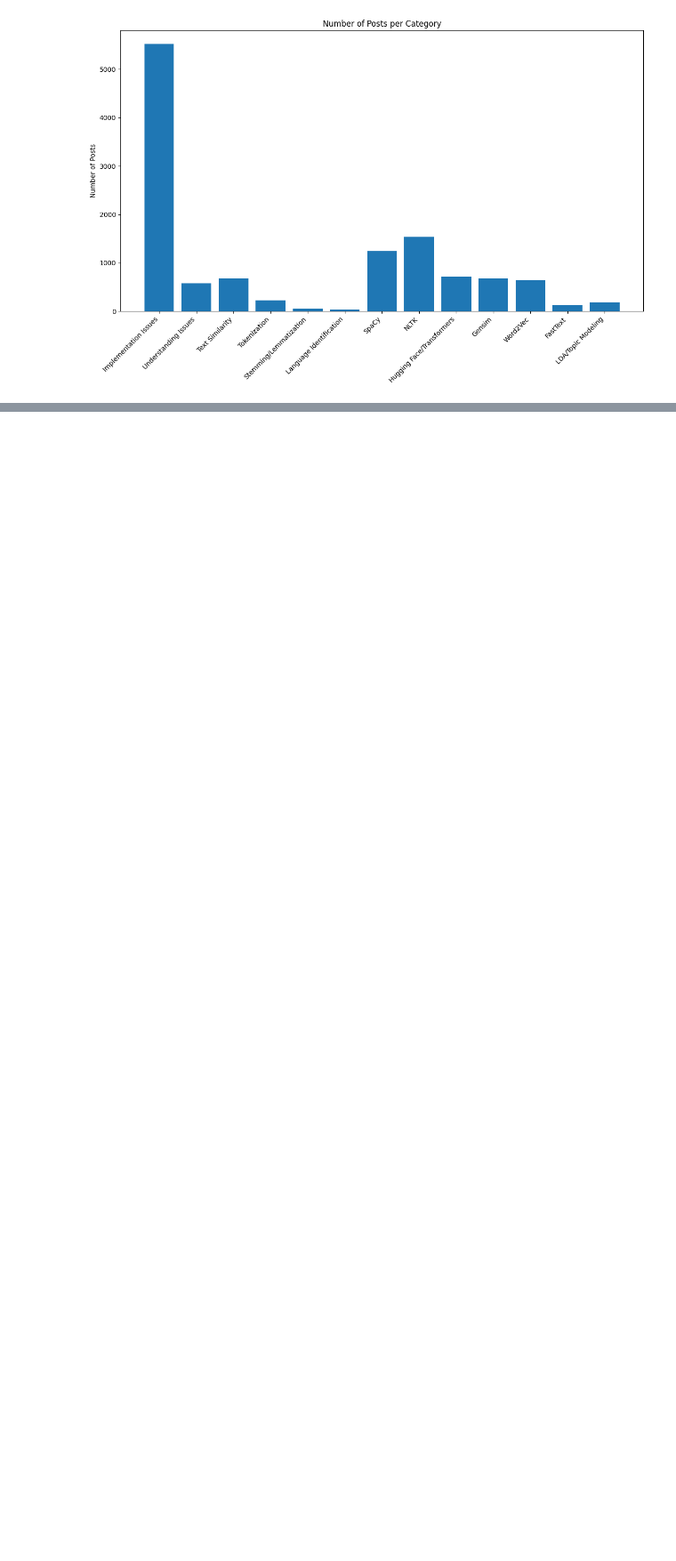
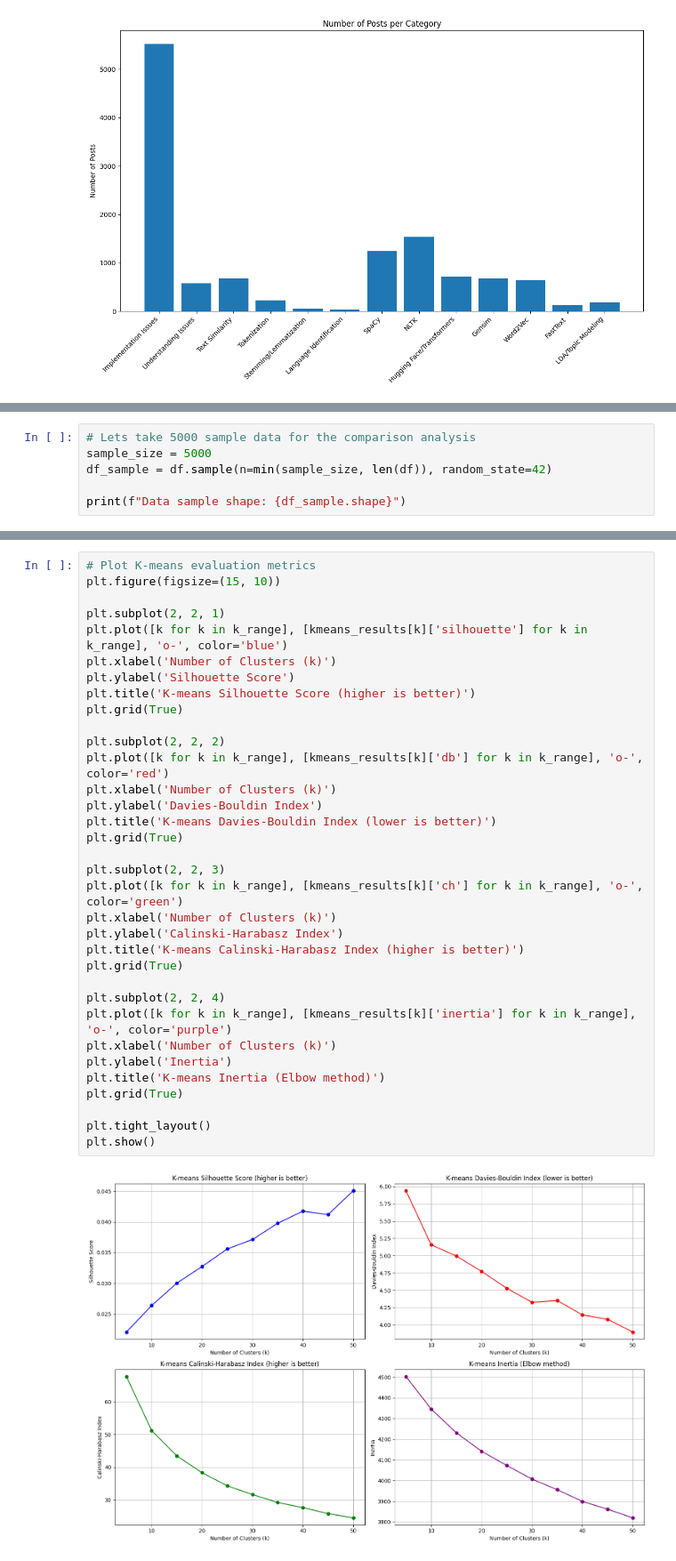
Before and after one commit to kshitijdesai99/NLP_Assignment_2, a Jupyter notebook: Assignment_2.ipynb, the cells around one changed output, grey strips where cells are left out. Shown at 89% size. Saved outputs shown, nothing was run; the diff lists cells and outputs as text; blank space fills up the shorter version.

Commit message:
Added LDA and KMeans

```diff
--- a/Assignment_2.ipynb
+++ b/Assignment_2.ipynb
@@ -392,0 +421,6 @@ LDA/Topic Modeling: 189 posts
+# %%
+# Lets take 5000 sample data for the comparison analysis
+sample_size = 5000
+df_sample = df.sample(n=min(sample_size, len(df)), random_state=42)
+
+print(f"Data sample shape: {df_sample.shape}")
@@ -392,0 +718,36 @@ LDA/Topic Modeling: 189 posts
+# %%
+# Plot K-means evaluation metrics
+plt.figure(figsize=(15, 10))
+
+plt.subplot(2, 2, 1)
+plt.plot([k for k in k_range], [kmeans_results[k]['silhouette'] for k in k_range], 'o-', color='blue')
+plt.xlabel('Number of Clusters (k)')
+plt.ylabel('Silhouette Score')
+plt.title('K-means Silhouette Score (higher is better)')
+plt.grid(True)
+
+plt.subplot(2, 2, 2)
+plt.plot([k for k in k_range], [kmeans_results[k]['db'] for k in k_range], 'o-', color='red')
+plt.xlabel('Number of Clusters (k)')
+plt.ylabel('Davies-Bouldin Index')
+plt.title('K-means Davies-Bouldin Index (lower is better)')
+plt.grid(True)
+
+plt.subplot(2, 2, 3)
+plt.plot([k for k in k_range], [kmeans_results[k]['ch'] for k in k_range], 'o-', color='green')
+plt.xlabel('Number of Clusters (k)')
+plt.ylabel('Calinski-Harabasz Index')
+plt.title('K-means Calinski-Harabasz Index (higher is better)')
+plt.grid(True)
+
+plt.subplot(2, 2, 4)
+plt.plot([k for k in k_range], [kmeans_results[k]['inertia'] for k in k_range], 'o-', color='purple')
+plt.xlabel('Number of Clusters (k)')
+plt.ylabel('Inertia')
+plt.title('K-means Inertia (Elbow method)')
+plt.grid(True)
+
+plt.tight_layout()
+plt.show()
+# %% [output]
+[figure, added]
```
Also changed, not shown: parts of 29 cells of this notebook.
